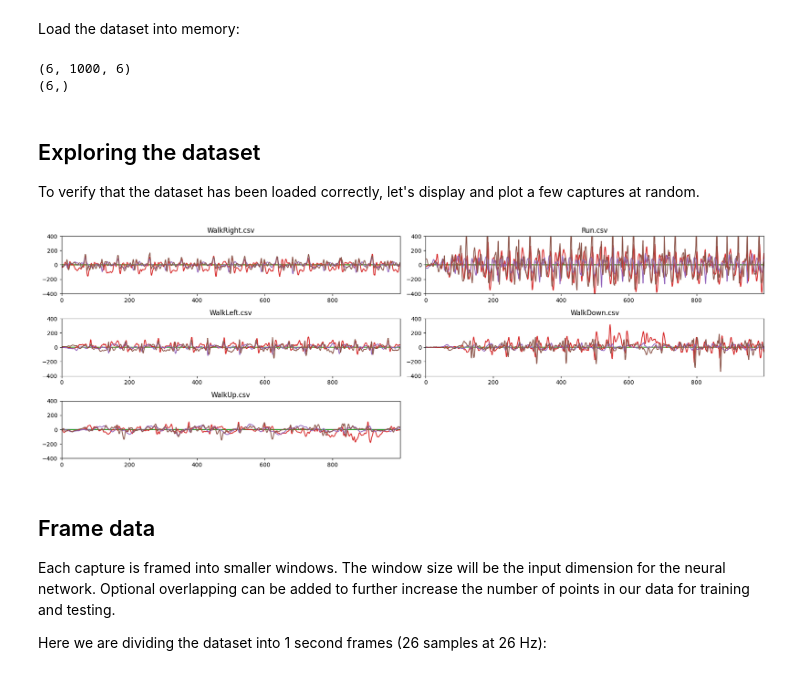
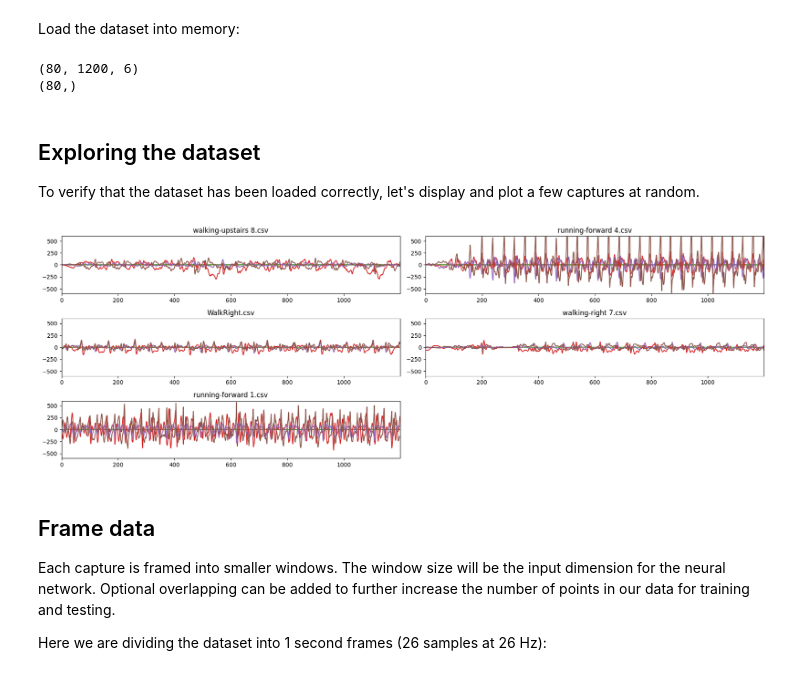
Before and after one commit to dairycowp/HAR_ST, a Jupyter notebook: “Human_Activity_Recognition”的副本.ipynb, the cells around one changed output. Drawn from its saved outputs; the diff is of its cells as text; code cells hidden in the pictures.

```diff
--- a/“Human_Activity_Recognition”的副本.ipynb
+++ b/“Human_Activity_Recognition”的副本.ipynb
@@ -83,7 +83,7 @@ recordings_filenames = []
 for i, label in enumerate(labels):
     filenames = glob.glob('drive/My Drive/Colab Notebooks/dataset/' + label + '/*.csv')
     for filename in filenames:
-        data = np.loadtxt(filename, delimiter=',', max_rows=1000)
+        data = np.loadtxt(filename, delimiter=',', max_rows=1200)
         x_recordings.append(data)
         y_recordings.append(i)
         recordings_filenames.append(filename)
@@ -94,30 +94,30 @@ y_recordings = np.array(y_recordings)
 print(x_recordings.shape)
 print(y_recordings.shape)
 # %% [output]
-(6, 1000, 6)
-(6,)
+(80, 1200, 6)
+(80,)
 # %% [markdown]
 ## Exploring the dataset
 To verify that the dataset has been loaded correctly, let's display and plot a few captures at random.
 # %%
 import random
 import matplotlib.pyplot as plt
 %matplotlib inline
 
 # Plot some captures
 random.seed(10)
 unique_rands = random.sample(range(len(x_recordings)), 5)
 plt.figure(figsize=(18, 10))
 for i, n in enumerate(unique_rands):
     plt.subplot(5, 2, i + 1)
     plt.margins(x=0, y=-0.25)
     plt.plot(x_recordings[n])
-    plt.ylim(-400, 400)  # 4000 mg acc. range
+    plt.ylim(-600, 600)  # 4000 mg acc. range
     plt.title(recordings_filenames[n].split('/')[-1])
 plt.tight_layout()
 plt.show()
 # %% [output]
-[figure, old version]
+[figure, new version]
 # %% [markdown]
 ## Frame data
 
```
Also changed, not shown: parts of 6 cells of this notebook.
